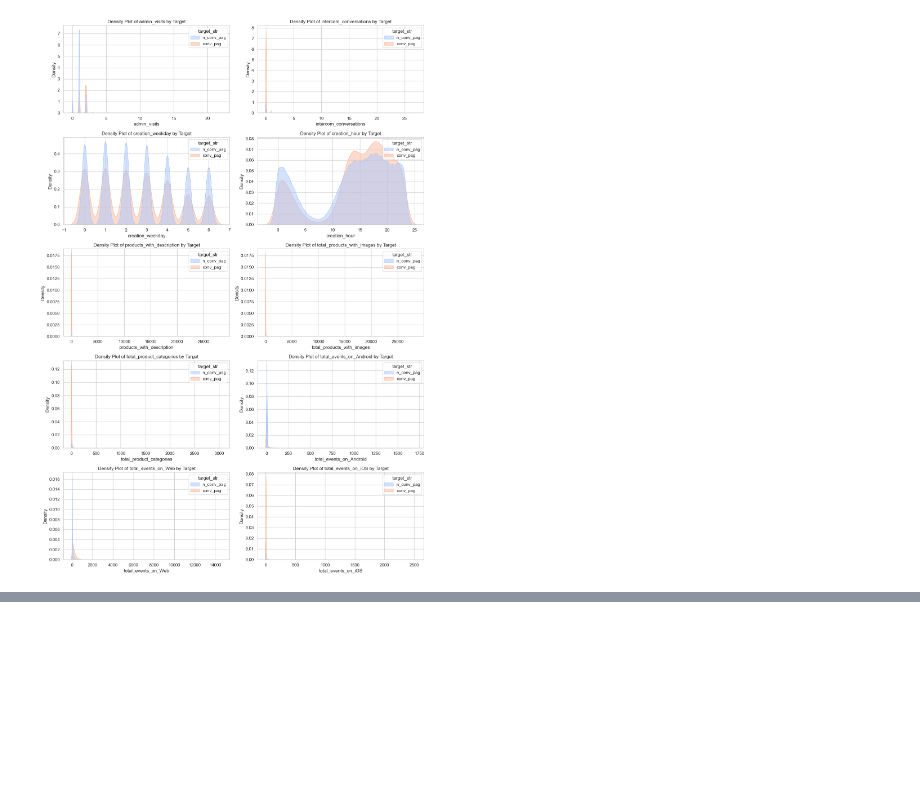
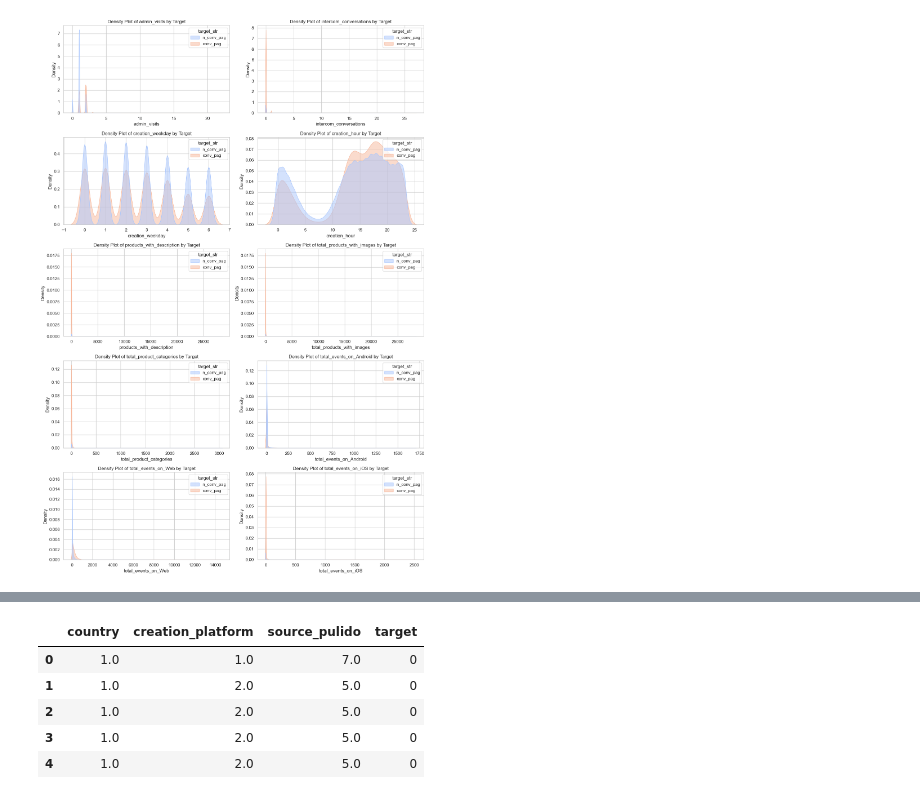
Before and after one commit to muriloms/nuvemshop-prediccion-ql, a Jupyter notebook: codes/notebook/02_DataExplore.ipynb, the cells around one changed output, grey strips where cells are left out. Cells and saved outputs as stored; diff of their text form; code cells hidden in the pictures; blank space fills up the shorter version.

```diff
--- a/codes/notebook/02_DataExploreAnalysis.ipynb
+++ b/codes/notebook/02_DataExplore.ipynb
@@ -188,0 +218,24 @@ plt.show()
+# %%
+# Checando quais colunas são do tipo 'object', indicando variáveis categóricas
+categorical_columns = df.select_dtypes(include=['object']).columns
+
+df_cat = df[categorical_columns].copy()
+
+# Inicializando o codificador ordinal
+encoder = OrdinalEncoder()
+
+# Codificando as variáveis categóricas
+df_cat[categorical_columns] = encoder.fit_transform(df_cat[categorical_columns])
+
+
+df_cat['target'] = df['target']
+
+# Exibindo o DataFrame com as variáveis categóricas codificadas
+df_cat.head()
+# %% [output]
+|  | country | creation_platform | source_pulido | target |
+| 0 | 1.0 | 1.0 | 7.0 | 0 |
+| 1 | 1.0 | 2.0 | 5.0 | 0 |
+| 2 | 1.0 | 2.0 | 5.0 | 0 |
+| 3 | 1.0 | 2.0 | 5.0 | 0 |
+| 4 | 1.0 | 2.0 | 5.0 | 0 |
```
Also changed, not shown: parts of 13 cells of this notebook, 15 other files.
